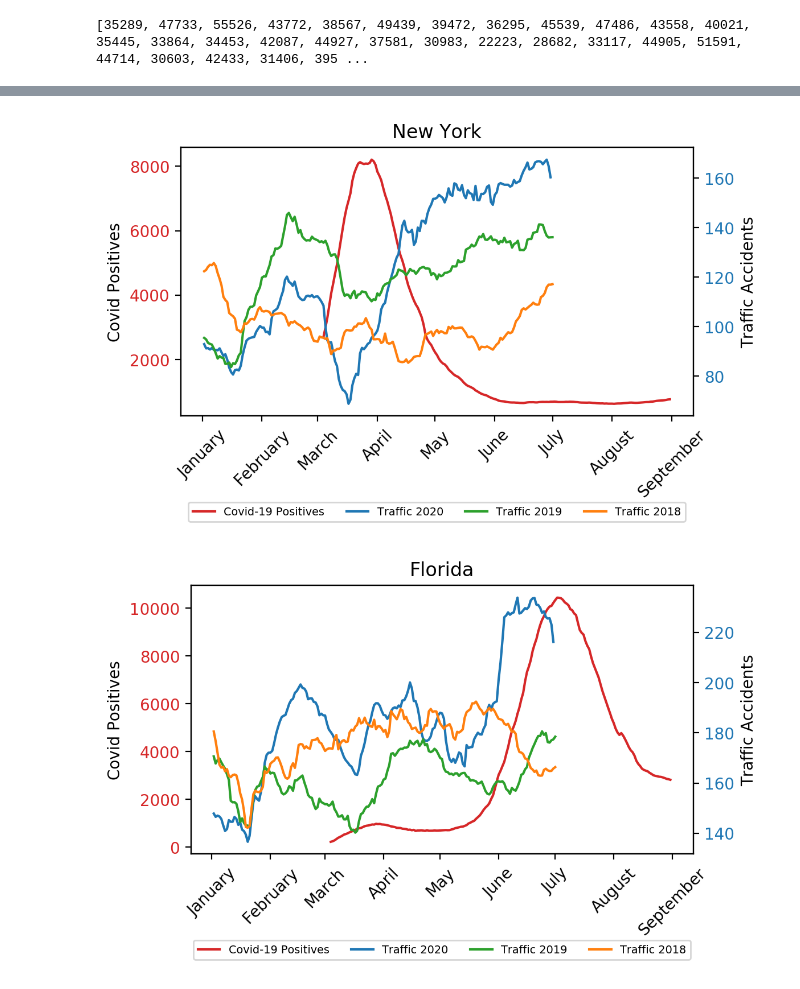
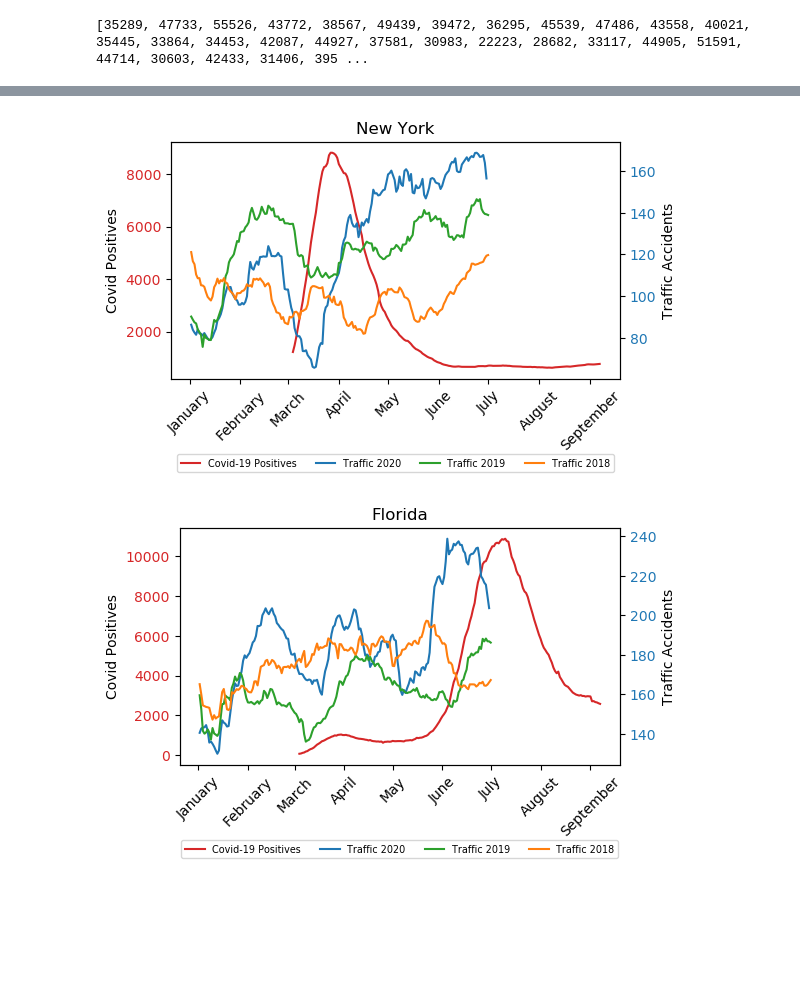
Before and after one commit to nesattorney/BED2056-project, a Jupyter notebook: project.ipynb, the cells around one changed output, grey strips where cells are left out. Drawn from its saved outputs; the diff is of its cells as text; code cells hidden in the pictures; blank space fills up the shorter version.

```diff
--- a/project.ipynb
+++ b/project.ipynb
@@ -281,9 +280,9 @@ plot_covid_country(21)
 # %% [output]
 [figure]
 # %%
-plot_covid_state('California', 28)
-plot_covid_state('New York', 28)
-plot_covid_state('Florida', 28)
-plot_covid_state('Texas', 28)
-plot_covid_state('Illinois', 28)
+plot_covid_state('California', 21)
+plot_covid_state('New York', 21)
+plot_covid_state('Florida', 21)
+plot_covid_state('Texas', 21)
+plot_covid_state('Illinois', 21)
 # %% [output]
@@ -291,2 +290,2 @@ plot_covid_state('Illinois', 28)
-[figure, old version]
+[figure, new version]
-[figure, old version]
+[figure, new version]
```
Also changed, not shown: parts of 2 cells of this notebook.
